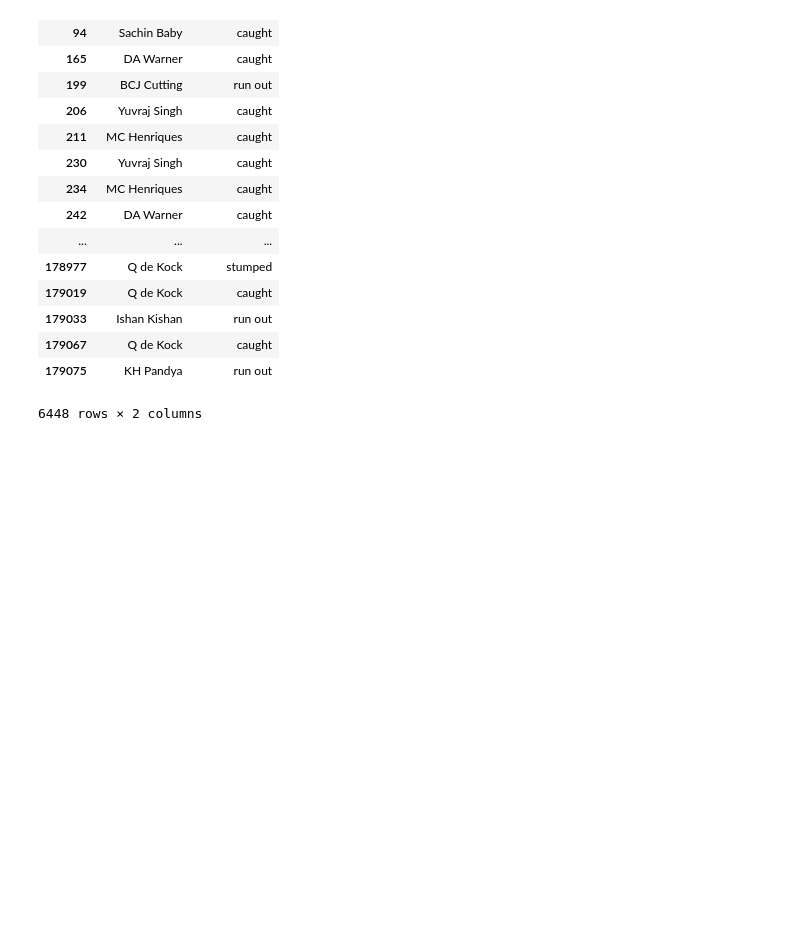
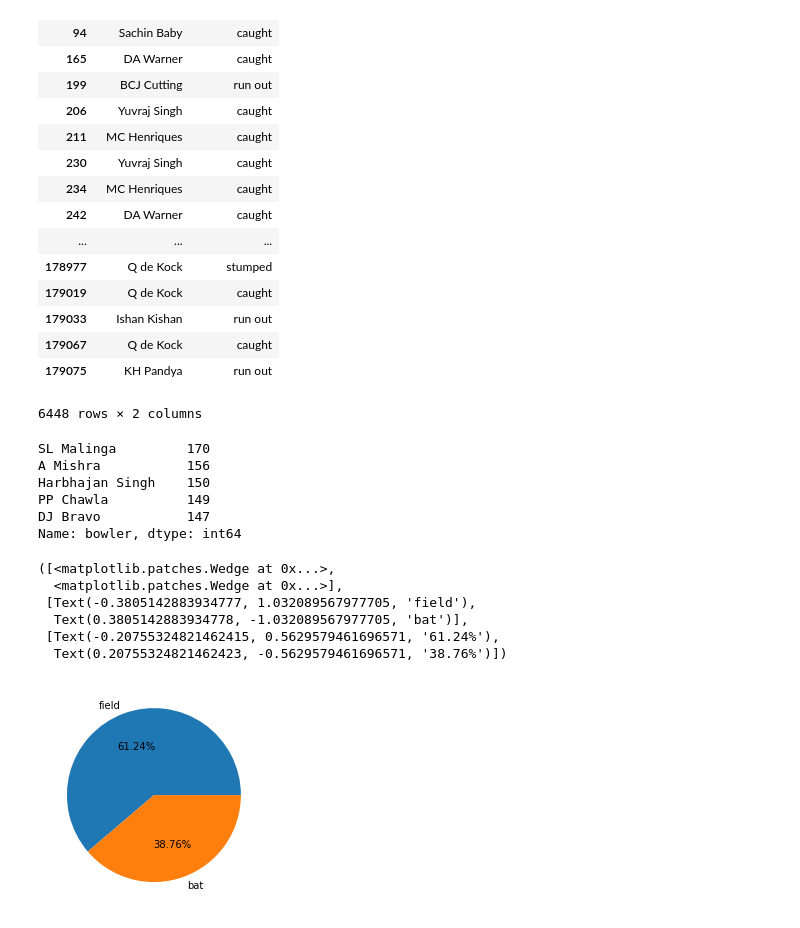
Before and after one commit to anmolrajarora/ML, a Jupyter notebook: IPL.ipynb, the cells around one changed output. Drawn from its saved outputs; the diff is of its cells as text; code cells hidden in the pictures; blank space fills up the shorter version.

```diff
--- a/IPL.ipynb
+++ b/IPL.ipynb
@@ -306,3 +306,17 @@ dataset2[["fielder", "dismissal_kind"]].dropna()
 6448 rows × 2 columns
 # %%
 #find top 5 players who have taken most no of wickets
+# %%
+temp_df = dataset2[["bowler", "dismissal_kind"]].dropna()
+temp_df = temp_df[(temp_df["dismissal_kind"] != "run out") &
+            (temp_df["dismissal_kind"] != "retired hurt")]
+pd.value_counts(temp_df["bowler"]).head()
+# %% [output]
+SL Malinga         170
+A Mishra           156
+Harbhajan Singh    150
+PP Chawla          149
+DJ Bravo           147
+Name: bowler, dtype: int64
+# %%
+toss_dec = pd.value_counts(dataset["toss_decision"])
@@ -308,0 +325,10 @@ dataset2[["fielder", "dismissal_kind"]].dropna()
+# %%
+plt.pie(toss_dec, labels=["field", "bat"], autopct='%.2f%%')
+# %% [output]
+([<matplotlib.patches.Wedge at 0x...>,
+  <matplotlib.patches.Wedge at 0x...>],
+ [Text(-0.3805142883934777, 1.032089567977705, 'field'),
+  Text(0.3805142883934778, -1.032089567977705, 'bat')],
+ [Text(-0.20755324821462415, 0.5629579461696571, '61.24%'),
+  Text(0.20755324821462423, -0.5629579461696571, '38.76%')])
+[figure, added]
```
Also changed, not shown: parts of 12 cells of this notebook, 4 other files.
